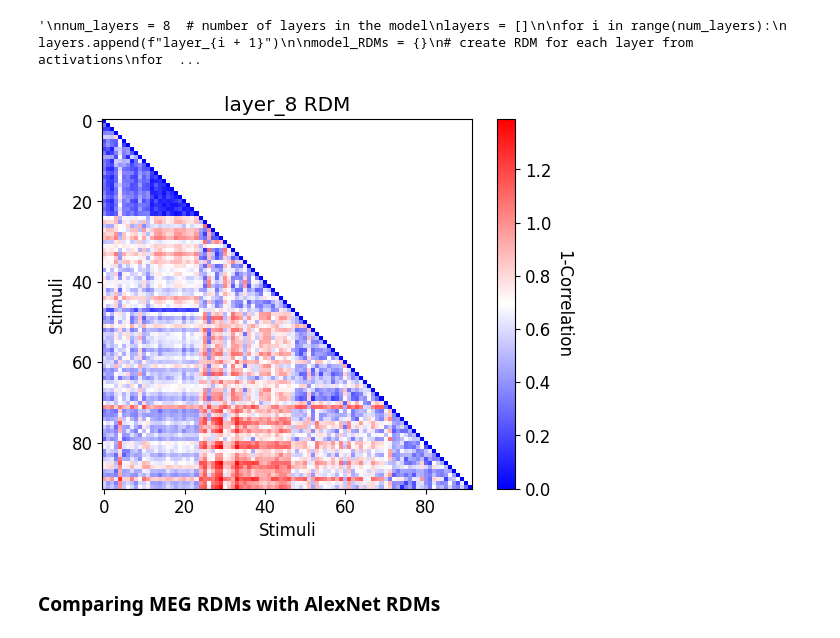
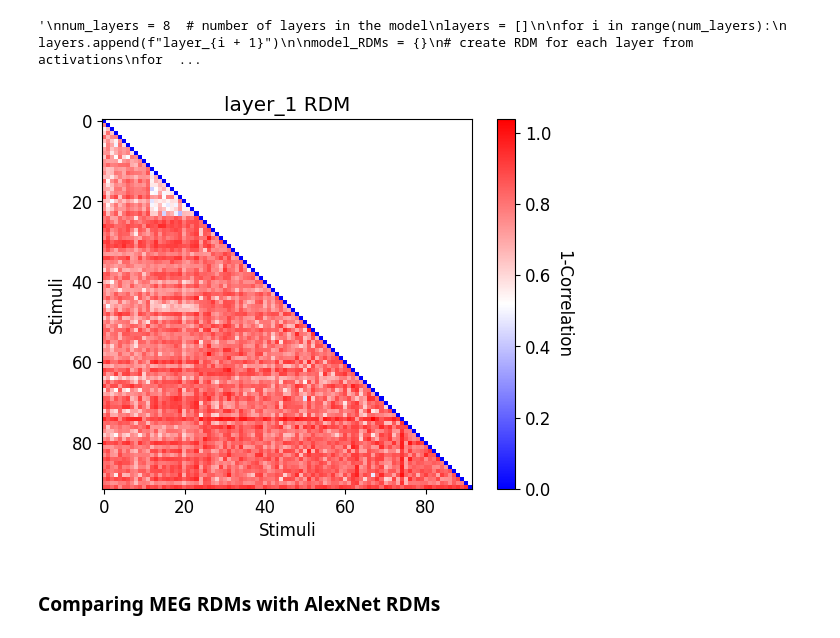
Before and after one commit to OdinViolet/Neuromatch, a Jupyter notebook: projects/fMRI/load_cichy_fMRI_MEG.ipynb, the cells around one changed output. Drawn from its saved outputs; the diff is of its cells as text; code cells hidden in the pictures.

```diff
--- a/projects/fMRI/load_cichy_fMRI_MEG.ipynb
+++ b/projects/fMRI/load_cichy_fMRI_MEG.ipynb
@@ -500,25 +501,25 @@ Number of activations 92
 '\nnum_layers = 8  # number of layers in the model\nlayers = []\n\nfor i in range(num_layers):\n  layers.append(f"layer_{i + 1}")\n\nmodel_RDMs = {}\n# create RDM for each layer from activations\nfor  ...
 # %%
 # @title visualize model RDMs
-layer = 'layer_8'  # @param ['layer_1','layer_2','layer_3','layer_4','layer_5','layer_6','layer_7','layer_8']
+layer = 'layer_1'  # @param ['layer_1','layer_2','layer_3','layer_4','layer_5','layer_6','layer_7','layer_8']
 
 # loading layer RDM
 RDM = np.array(model_RDMs[layer])
 
 # Since the matrix is symmetric we set upper triangular values to NaN
 RDM[np.triu_indices(RDM.shape[0], 1)] = np.nan
 
 # Visualize layer RDM
 plt.imshow(RDM, cmap="bwr")
 plt.title(layer + " RDM")
 cbar = plt.colorbar()
 plt.xlabel("Stimuli")
 plt.ylabel("Stimuli")
 cbar.ax.get_yaxis().labelpad = 15
 cbar.ax.set_ylabel('1-Correlation', rotation=270)
 plt.show()
 # %% [output]
-[figure, old version]
+[figure, new version]
 # %% [markdown]
 ### Comparing MEG RDMs with AlexNet RDMs
 # %%
```
Also changed, not shown: parts of 6 cells of this notebook.
